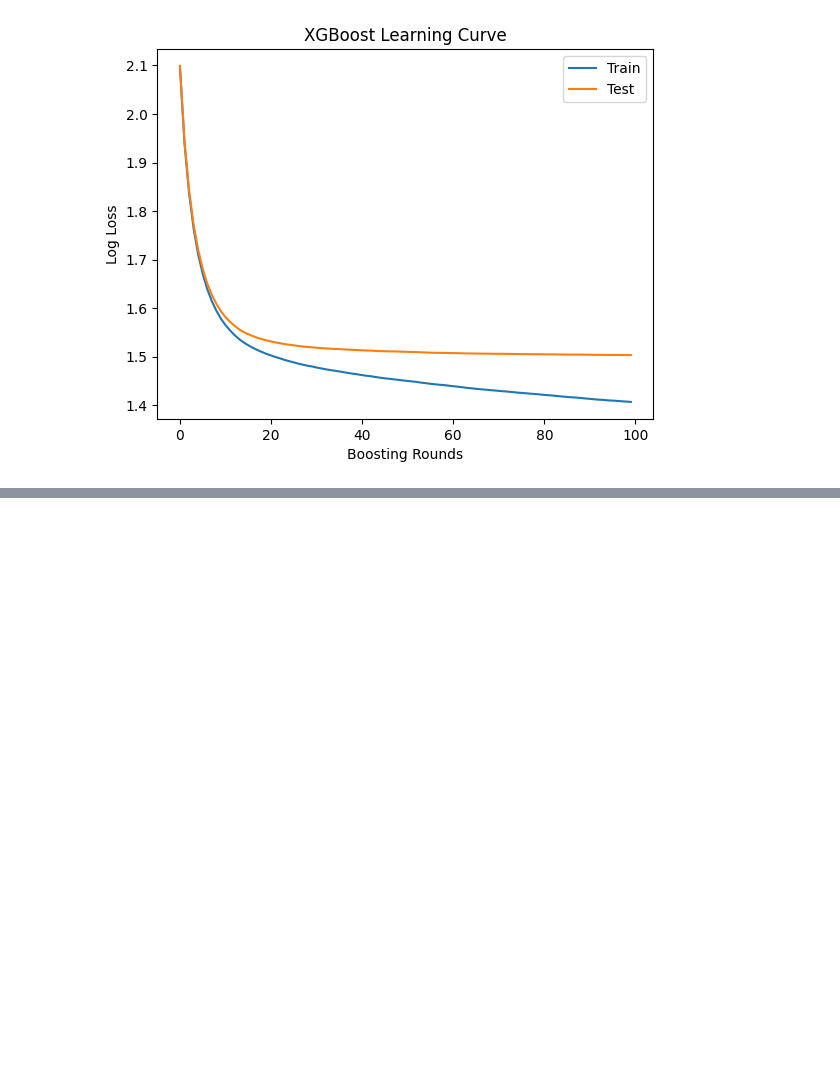
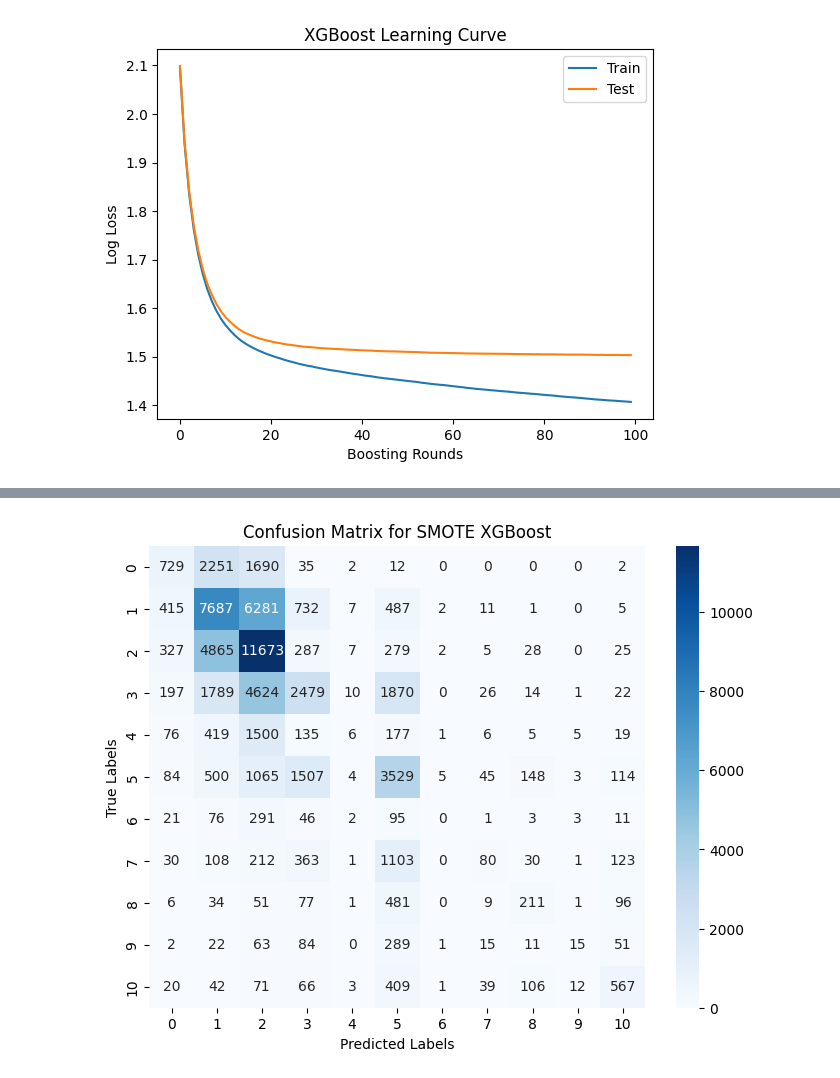
Before and after one commit to Jayjolie1026/4260, a Jupyter notebook: XgBoost.ipynb, the cells around one changed output, grey strips where cells are left out. Cells and saved outputs as stored; diff of their text form; code cells hidden in the pictures; blank space fills up the shorter version.

Commit message:
Added SMOTE and SHAP

```diff
--- a/XgBoost.ipynb
+++ b/XgBoost.ipynb
@@ -387,0 +414,6 @@ predictions_df.to_csv("predictions.csv", index=False)
+# %%
+sm = SMOTE(random_state=42)
+X_train_smote, y_train_smote = sm.fit_resample(X_train, y_train)
+
+print("Before SMOTE:", Counter(y_train))
+print("After SMOTE:", Counter(y_train_smote))
@@ -387,0 +423,4 @@ predictions_df.to_csv("predictions.csv", index=False)
+# %%
+smote_xgb_clf = xgb.XGBClassifier()
+smote_xgb_clf.load_model("best_xgb_model.json")
+smote_xgb_clf.fit(X_train_smote, y_train_smote, verbose=True)
@@ -387,0 +443,7 @@ predictions_df.to_csv("predictions.csv", index=False)
+# %%
+y_pred = smote_xgb_clf.predict(X_test)
+print(f"Final Accuracy: {accuracy_score(y_test, y_pred):.4f}")
+print("Classification Report:\n", classification_report(y_test, y_pred))
+print("Confusion Matrix:\n", confusion_matrix(y_test, y_pred))
+weighted_acc_test = weighted_accuracy_test(y_test, y_pred)
+print(f"Weighted Accuracy (Test Set): {weighted_acc_test:.4f}")
@@ -387,0 +468,18 @@ predictions_df.to_csv("predictions.csv", index=False)
+# %%
+cm = confusion_matrix(y_test, y_pred)
+
+# Plot confusion matrix
+plt.figure(figsize=(8, 6))
+sns.heatmap(cm, annot=True, fmt='d', cmap='Blues', xticklabels=True, yticklabels=True)
+
+plt.title("Confusion Matrix for SMOTE XGBoost")
+plt.xlabel('Predicted Labels')
+plt.ylabel('True Labels')
+
+# Save the plot as an image
+plt.savefig("confusion_matrix_smote.png", dpi=300)
+
+# Display the plot
+plt.show()
+# %% [output]
+[figure, added]
```
Also changed, not shown: parts of 25 cells of this notebook.
